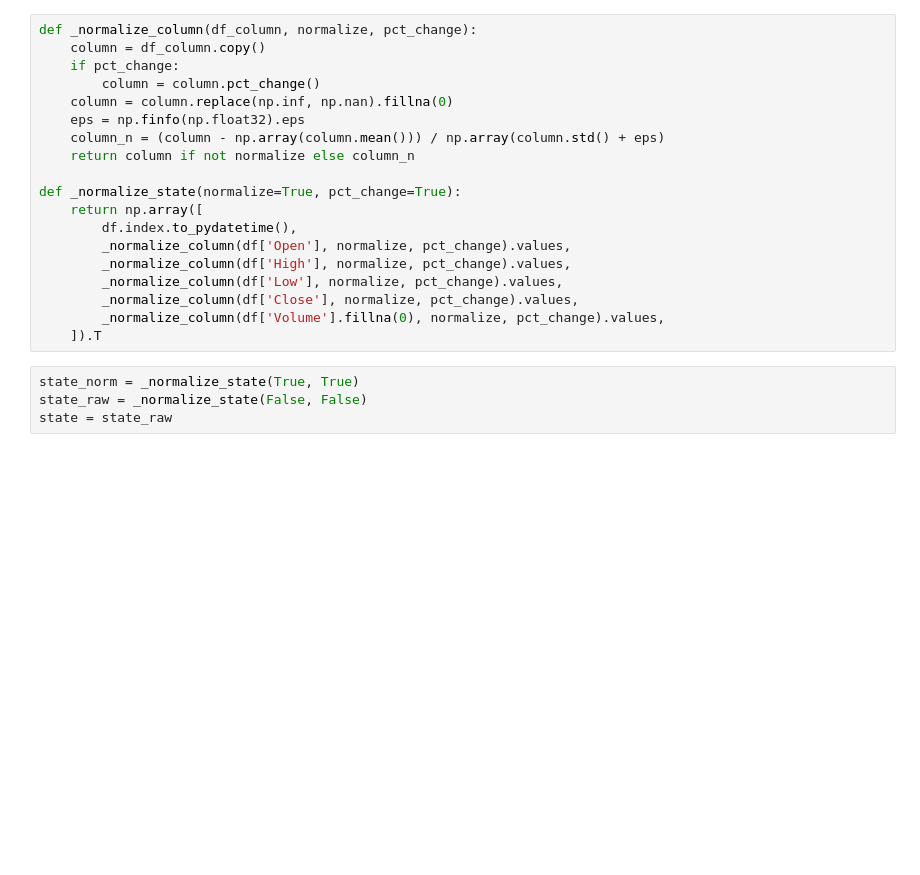
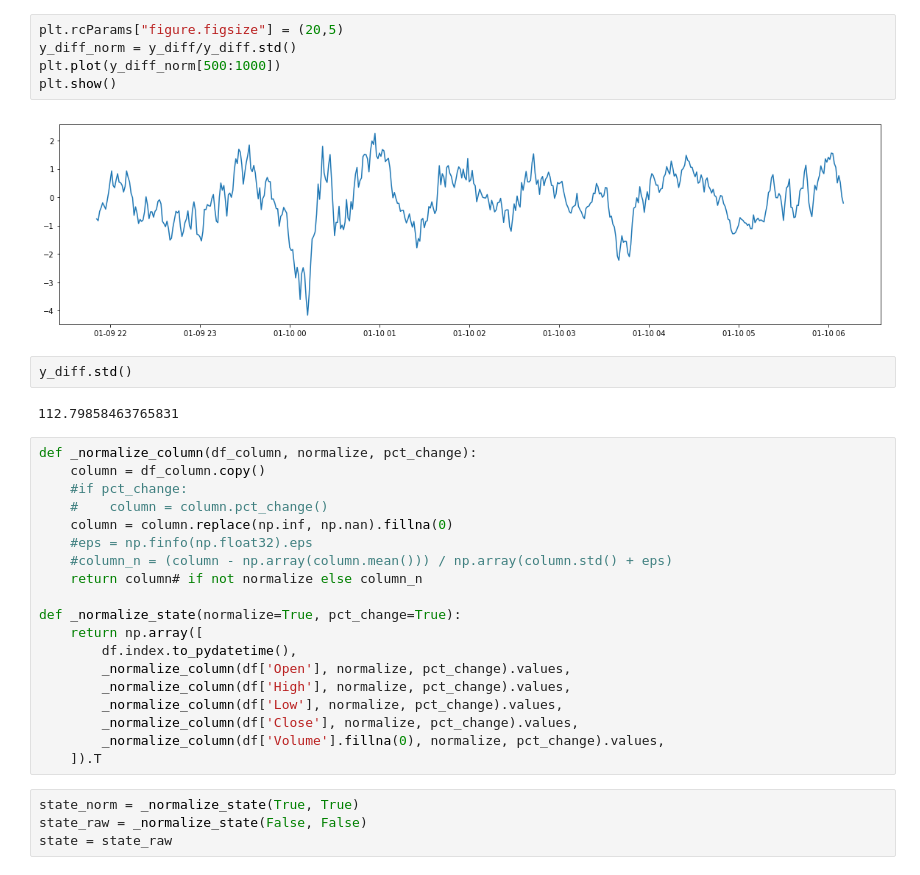
Before and after one commit to philipshurpik/coin-scripts, a Jupyter notebook: notebooks/trading_model_data.ipynb, the cells around one changed output. Cells and saved outputs as stored; diff of their text form; blank space fills up the shorter version.

```diff
--- a/notebooks/trading_model_data.ipynb
+++ b/notebooks/trading_model_data.ipynb
@@ -22,12 +80,23 @@ df.shape
+# %%
+plt.rcParams["figure.figsize"] = (20,5)
+y_diff_norm = y_diff/y_diff.std()
+plt.plot(y_diff_norm[500:1000])
+plt.show()
+# %% [output]
+[figure, added]
+# %%
+y_diff.std()
+# %% [output]
+112.79858463765831
 # %%
 def _normalize_column(df_column, normalize, pct_change):
     column = df_column.copy()
-    if pct_change:
-        column = column.pct_change()
+    #if pct_change:
+    #    column = column.pct_change()
     column = column.replace(np.inf, np.nan).fillna(0)
-    eps = np.finfo(np.float32).eps
-    column_n = (column - np.array(column.mean())) / np.array(column.std() + eps)
-    return column if not normalize else column_n
+    #eps = np.finfo(np.float32).eps
+    #column_n = (column - np.array(column.mean())) / np.array(column.std() + eps)
+    return column# if not normalize else column_n
 
 def _normalize_state(normalize=True, pct_change=True):
     return np.array([
```
Also changed, not shown: parts of 18 cells of this notebook.
